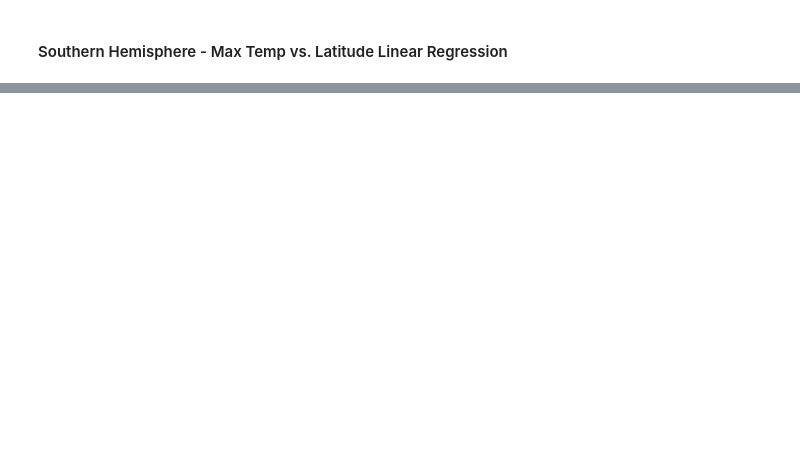
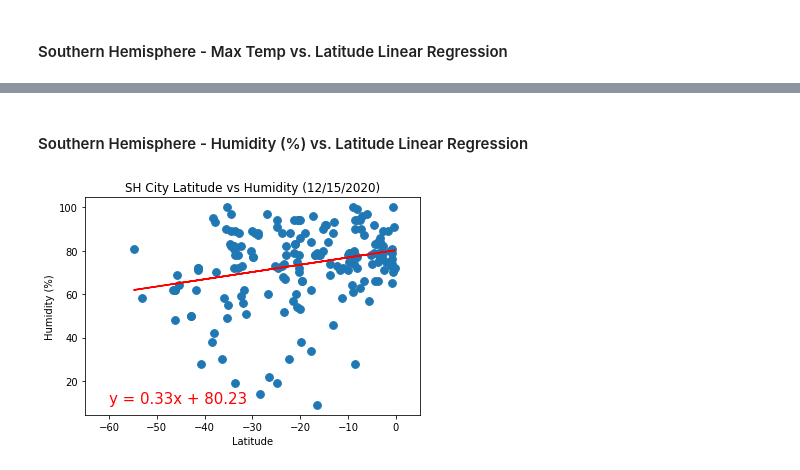
Before and after one commit to pnisenson/python-api-challenge, a Jupyter notebook: WeatherPy/WeatherPy.ipynb, the cells around one changed output, grey strips where cells are left out. Drawn from its saved outputs; the diff is of its cells as text; code cells hidden in the pictures; blank space fills up the shorter version.

```diff
--- a/WeatherPy/WeatherPy.ipynb
+++ b/WeatherPy/WeatherPy.ipynb
@@ -262,0 +321,28 @@ plt.show()
+# %% [markdown]
+####  Southern Hemisphere - Humidity (%) vs. Latitude Linear Regression
+# %%
+# Using the Grouped DF above, create variables to be used in correlation and as axes in plotting
+shum = south["Humidity"]
+# Using the linregress module from Scipy Stats, assign values to variables related to linear regression
+(slope, intercept, rvalue, pvalue, stderr) = linregress(slats,shum)
+# Create variable for the formula serving as y=mx+b for the linear regression
+regress_values = slats * slope + intercept
+# Create variable for the text to explain the y=mx+b formula
+line_eq = "y = " + str(round(slope,2)) + "x + " + str(round(intercept,2))
+# Create scatter plot
+plt.scatter(slats,shum, s = 60)
+# Plot the line "regress_values" to visually represent the linear regression
+plt.plot(slats,regress_values,"r-")
+# Plot the formula of the line in text
+plt.annotate(line_eq,(-60,10),fontsize=15,color="red")
+# Plot the labels for axes/title
+plt.xlabel("Latitude")
+plt.ylabel("Humidity (%)")
+plt.title("SH City Latitude vs Humidity (12/15/2020)")
+# Set the limits of the plot
+plt.xlim(-65,5)
+
+# Display the plot
+plt.show()
+# %% [output]
+[figure, added]
```
Also changed, not shown: parts of 25 cells of this notebook, 5 other files.
